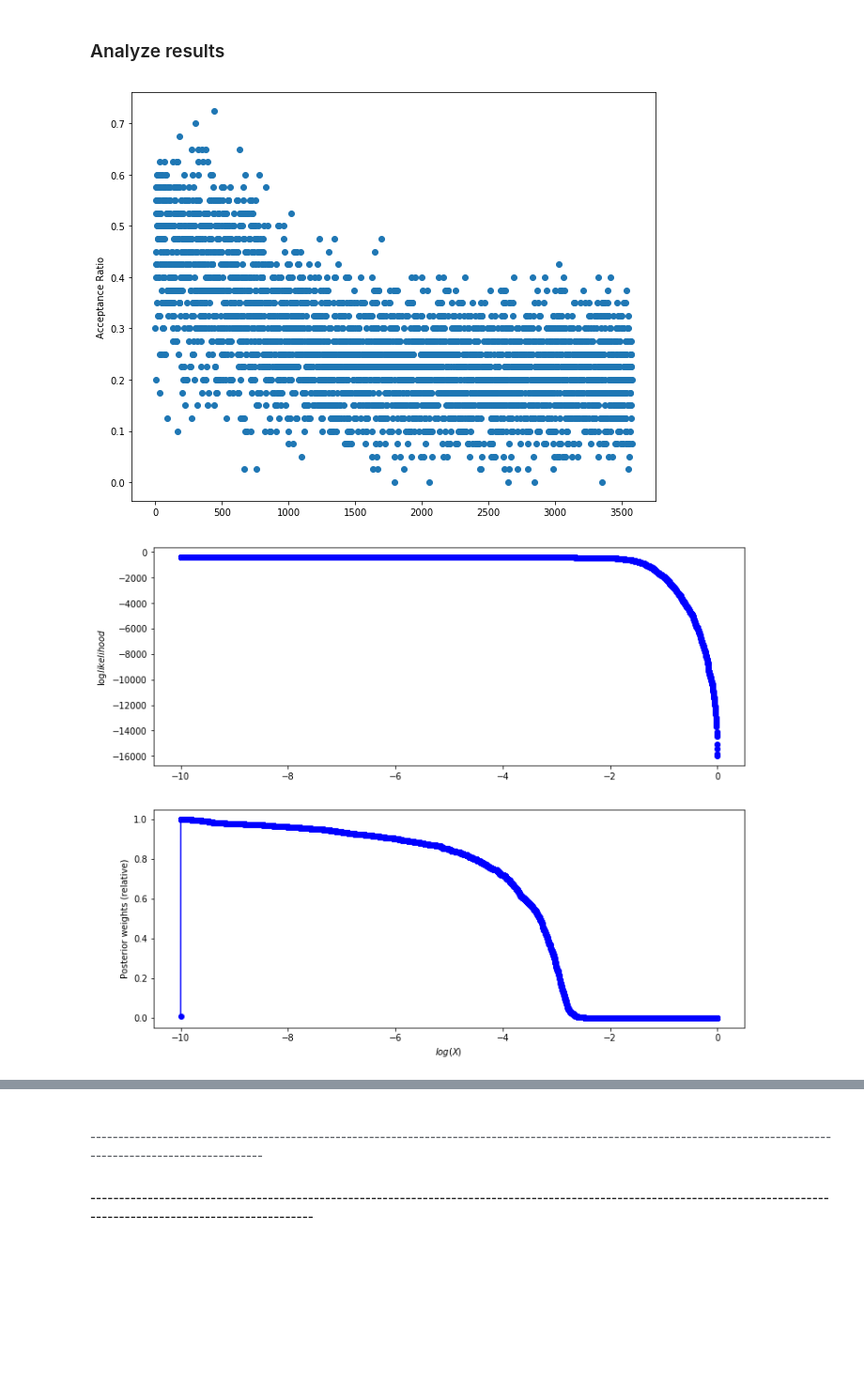
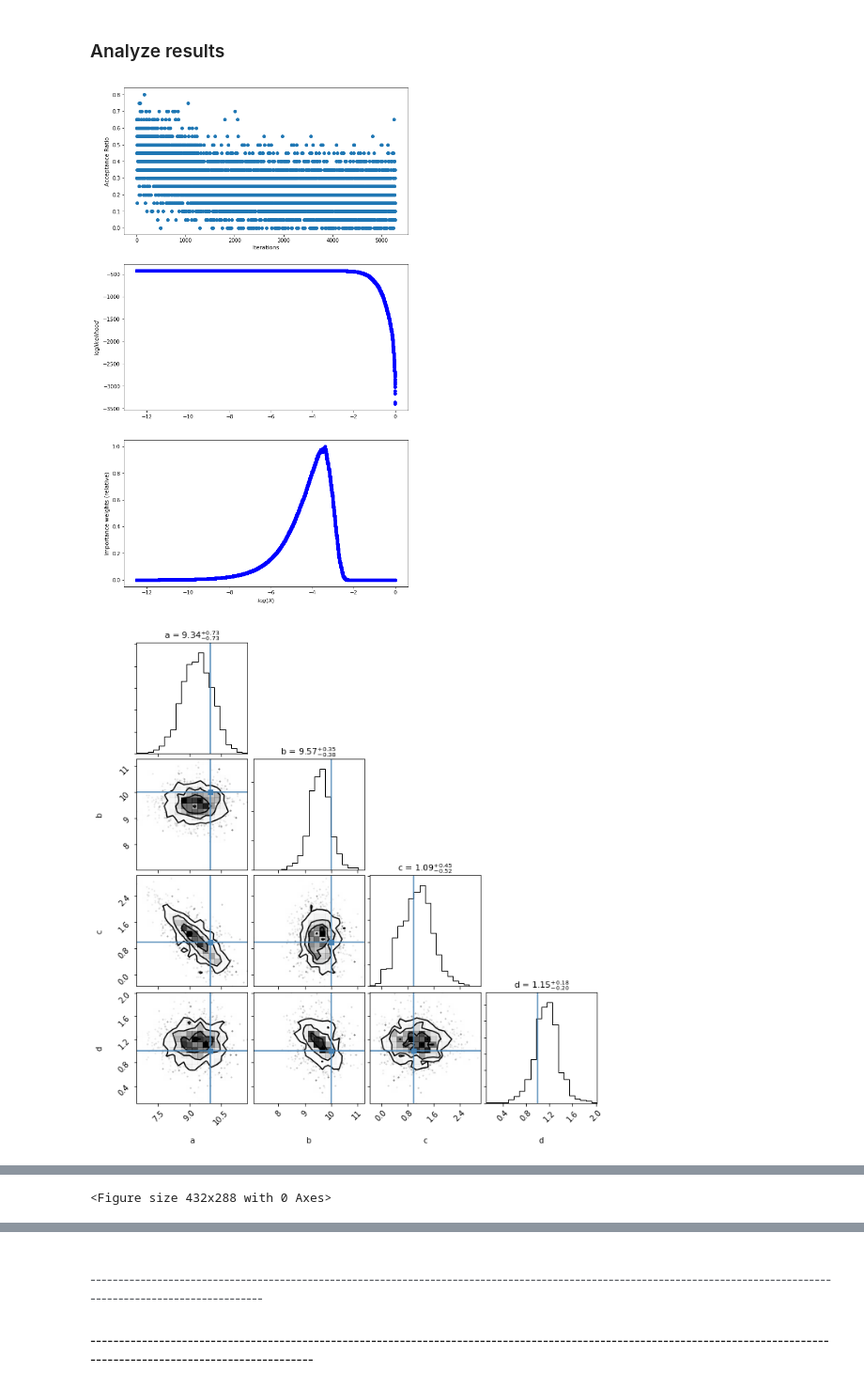
Before and after one commit to HopeMoloko/FireFly, a Jupyter notebook: Nested_Sampling.2.0/Nested-Sampling_Simple_Tests/Module_test_NS.ipynb, the cells around one changed output, grey strips where cells are left out. Shown at 94% size. Saved outputs shown, nothing was run; the diff lists cells and outputs as text; code cells hidden in the pictures; blank space fills up the shorter version.

```diff
--- a/Nested_Sampling.2.0/Nested-Sampling_Simple_Tests/Module_test_NS.ipynb
+++ b/Nested_Sampling.2.0/Nested-Sampling_Simple_Tests/Module_test_NS.ipynb
@@ -49,8 +49,8 @@ def mcmc_explorer(theta):
     Acceptance_R  : scalar
                     Acceptance ratio of the mcmc chain"""
 
-    chain_particle , chain_loglike , chain_prior , Acceptance_R = MH3.MH_mcmc(F.logLikelihood_cubic,F.Prior,\
-                                                    theta,args_loglike,args_prior,mcmc_steps,stepsize)
+    chain_particle , chain_loglike , chain_prior , Acceptance_R = MH3.MH_mcmc(loglikelihood_cubic,Prior_cubic,\
+                                                    theta,mcmc_steps,stepsize)
 
     return chain_particle , chain_loglike , chain_prior , Acceptance_R
 # %%
@@ -61,10 +61,10 @@ def prior_transform_1(u):
             A sample of each paramater dran from the prior.
     """
 
-    a = u[0]*30
-    b = u[1]*20
-    c = u[2]*20
-    d = u[3]*20
+    a = u[0]*20
+    b = u[1]*10
+    c = u[2]*10
+    d = u[3]*10
 
     sample = np.array([a,b,c,d])
 
@@ -89,11 +89,11 @@ Text(0,0.5,'y')
 ## Draw N samples from unifor prior
 # %%
 # Generate N samples
-nlive_points = 600
+nlive_points = 800
 
 
 #Parameter limits
-param_limits = np.array([[0,30],[0,20],[0,20],[0,20]])
+param_limits = np.array([[0,20],[0,20],[0,10],[0,10]])
 
 #Likelihood function arguments
 args_loglike = [y_values, error, x_values]
@@ -104,10 +104,10 @@ args_prior = np.array(param_limits)
 ### Initialize nested sampling and mcmc parameters
 # %%
 # Number of NS iterations
-nest_steps = 6000
+nest_steps = 10000
 
 # MCMC steps per NS iteration
-mcmc_steps = 40
+mcmc_steps = 20
 
 # mcmc stepsize
 param_step =  [.5,.5,.3,.28]
@@ -149,7 +149,8 @@ End nested sampling.
 # %% [markdown]
 ### Analyze results
 # %%
-Cubic_example.analyze(labels=['a','b','c','d'],truths=[10,10,1,1])
+Cubic_example.analyze(labels=['a','b','c','d'],fontsize=11,truths=[10,10,1,1])
+plt.savefig('Previous')
 # %% [output]
-[figure, old version]
+[figure, new version]
-[figure, old version]
+[figure, new version]
@@ -157,2 +157,3 @@ Cubic_example.analyze(labels=['a','b','c','d'],truths=[10,10,1,1])
+<Figure size 432x288 with 0 Axes>
 # %%
 Cubic_example.logZ_distribution(nsize=5000)
```
Also changed, not shown: parts of 21 cells of this notebook.
